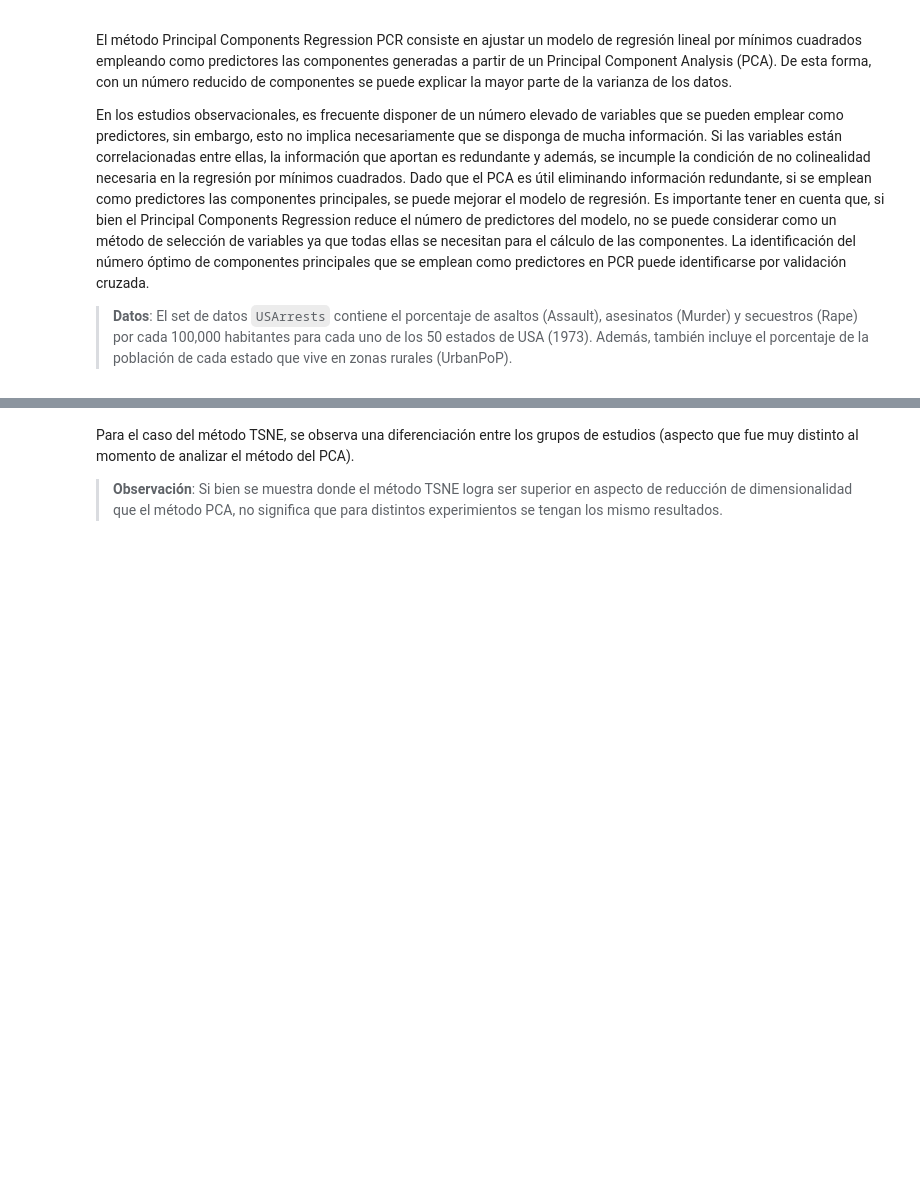
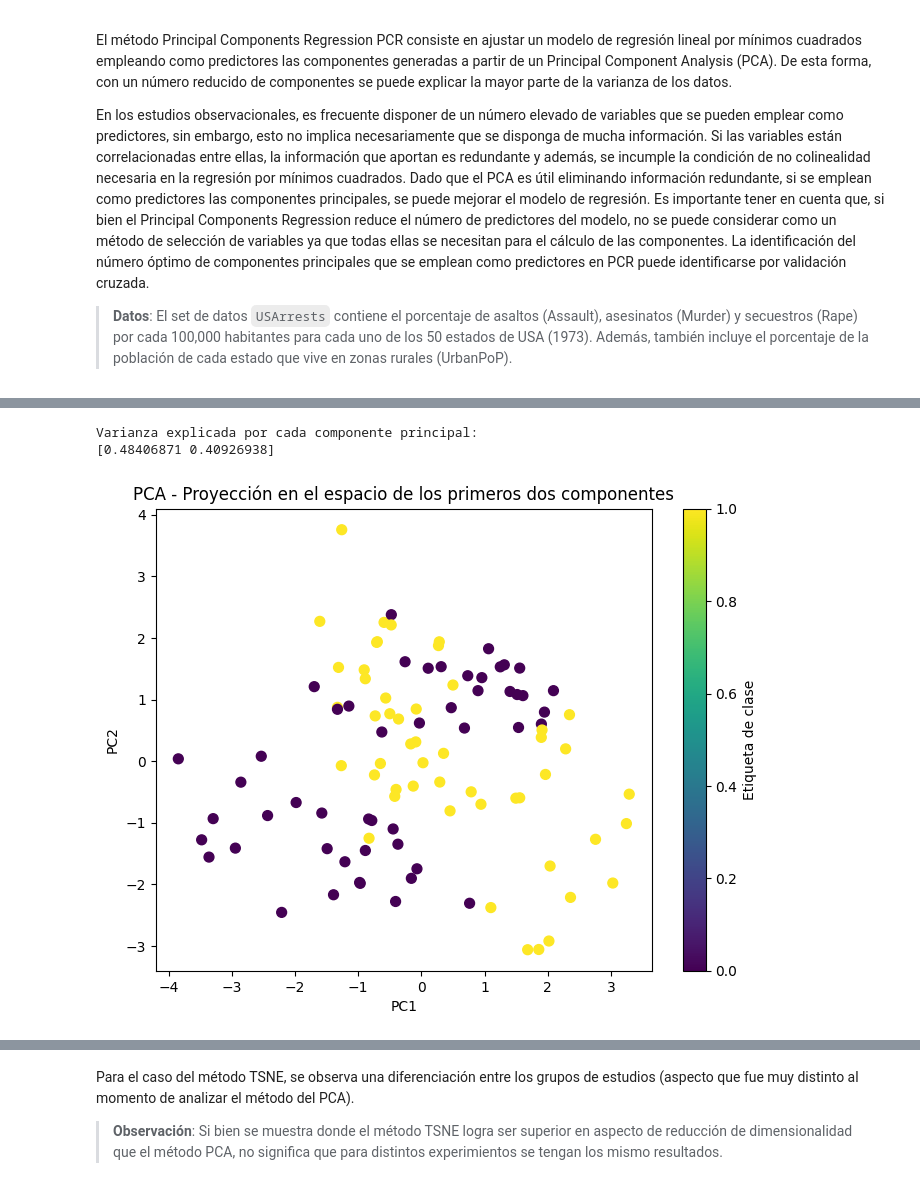
Before and after one commit to fralfaro/MAT281_2024, a Jupyter notebook: docs/lectures/machine_learning/ns_02.ipynb, the cells around one changed output, grey strips where cells are left out. Saved outputs shown, nothing was run; the diff lists cells and outputs as text; code cells hidden in the pictures; blank space fills up the shorter version.

```diff
--- a/docs/lectures/machine_learning/ns_02.ipynb
+++ b/docs/lectures/machine_learning/ns_02.ipynb
@@ -539,0 +93,21 @@ plt.ylabel('Dimension 2', weight='bold').set_fontsize('10')
+# %%
+# Paso 2: Estandarización de los Datos
+
+from sklearn.preprocessing import StandardScaler
+
+# Estandarizar los datos
+scaler = StandardScaler()
+X_scaled = scaler.fit_transform(df)
+# %%
+# Paso 3: Cálculo de PCA
+
+from sklearn.decomposition import PCA
+
+# Crear el modelo PCA y ajustar a los datos
+pca = PCA(n_components=2)  # Seleccionamos 2 componentes principales
+X_pca = pca.fit_transform(X_scaled)
+
+# Crear un DataFrame con los componentes principales
+df_pca = pd.DataFrame(X_pca, columns=['PC1', 'PC2'])
+print("\nComponentes principales:")
+df_pca.head()
@@ -539,0 +122,19 @@ plt.ylabel('Dimension 2', weight='bold').set_fontsize('10')
+# %%
+# Paso 4: Interpretación de los Resultados
+
+# Mostrar la varianza explicada por cada componente
+print("\nVarianza explicada por cada componente principal:")
+print(pca.explained_variance_ratio_)
+
+# Visualización de los componentes principales
+plt.figure(figsize=(8, 6))
+plt.scatter(df_pca['PC1'], df_pca['PC2'], c=y, cmap='viridis', s=50)
+plt.title("PCA - Proyección en el espacio de los primeros dos componentes")
+plt.xlabel("PC1")
+plt.ylabel("PC2")
+plt.colorbar(label='Etiqueta de clase')
+plt.show()
+# %% [output]
+Varianza explicada por cada componente principal:
+[0.48406871 0.40926938]
+[figure, added]
```
Also changed, not shown: parts of 78 cells of this notebook.
